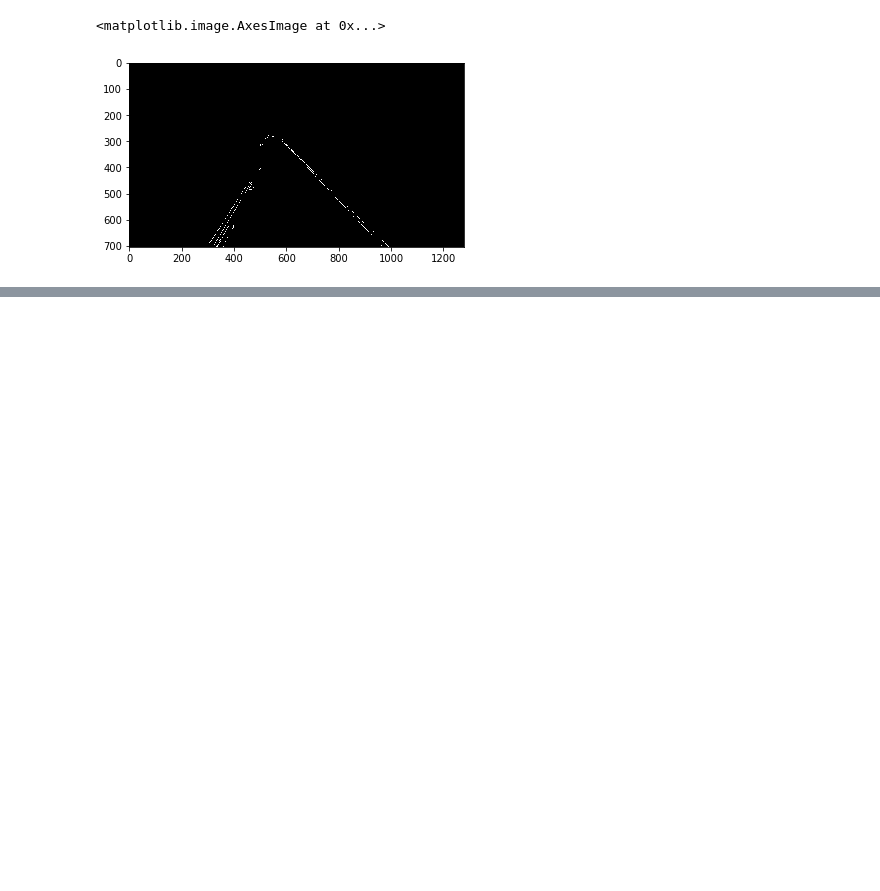
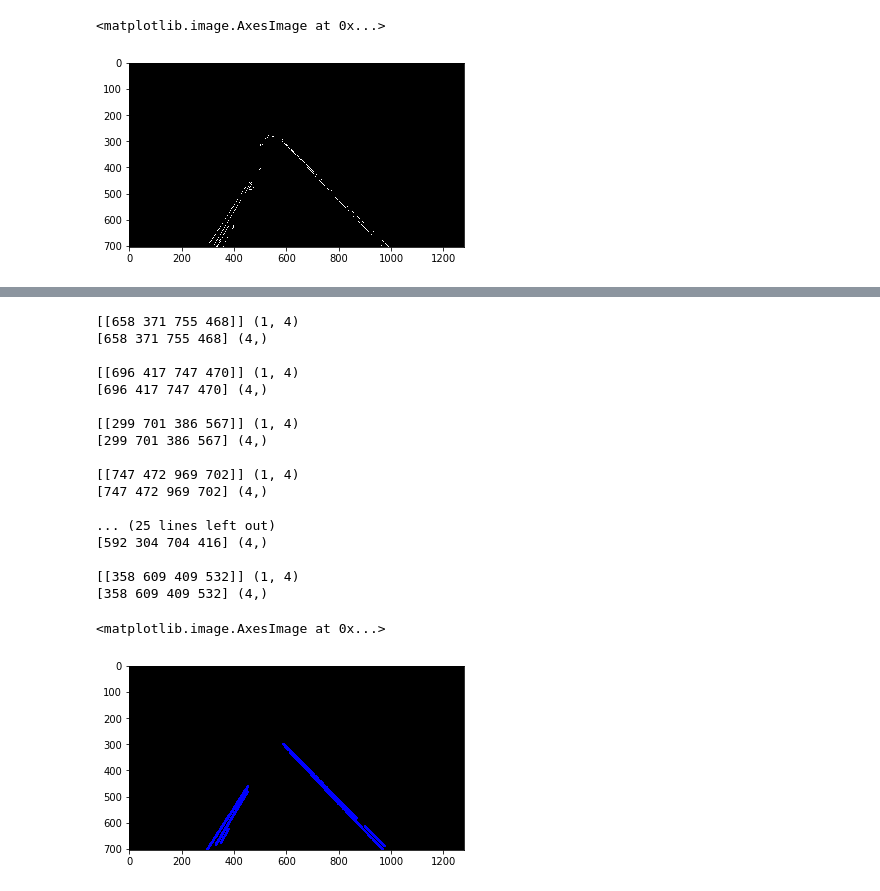
Before and after one commit to YasirHabib/The-Complete-Self-Driving-Car-Course---Applied-Deep-Learning, a Jupyter notebook: finding_lane_lines_opencv.ipynb, the cells around one changed output, grey strips where cells are left out. Drawn from its saved outputs; the diff is of its cells as text; code cells hidden in the pictures; blank space fills up the shorter version.

```diff
--- a/finding_lane_lines_opencv.ipynb
+++ b/finding_lane_lines_opencv.ipynb
@@ -22,16 +22,16 @@ plt.imshow(image)
 [figure]
 # %%
 # as opencv loads in BGR format by default, we want to show it in RGB.
-new_image = cv2.cvtColor(image, cv2.COLOR_BGR2RGB)
+colored_image = cv2.cvtColor(image, cv2.COLOR_BGR2RGB)
 # print(new_image.shape)         (704, 1279, 3)
-plt.imshow(new_image)
+plt.imshow(colored_image)
 # %% [output]
 <matplotlib.image.AxesImage at 0x...>
 [figure]
 # %%
-new_image = cv2.cvtColor(new_image, cv2.COLOR_RGB2GRAY)
+gray_image = cv2.cvtColor(colored_image, cv2.COLOR_RGB2GRAY)
 # print(new_image.shape)      (704, 1279)
-plt.imshow(new_image, cmap='gray')
+plt.imshow(gray_image, cmap='gray')
 # %% [output]
 <matplotlib.image.AxesImage at 0x...>
 [figure]
@@ -39,7 +39,7 @@ plt.imshow(new_image, cmap='gray')
 # To reduce noise & smoothen image. Image noise can create false edges & ultimately affect edge detection
 # The below line of code applies a gaussian blur by convolving gray scale image with a kernel of gaussian values (usually of size 5x5) thus filtering
 # noise & smoothening our image.
-blur = cv2.GaussianBlur(new_image, (5,5), 0)      # deviation=0
+blur = cv2.GaussianBlur(gray_image, (5,5), 0)      # deviation=0
 # print(blur.shape)            (704, 1279)
 plt.imshow(blur, cmap='gray')
 # %% [output]
@@ -85,3 +85,6 @@ plt.imshow(cropped_image, cmap='gray')
 # %% [output]
 <matplotlib.image.AxesImage at 0x...>
 [figure]
+# %%
+line_image = np.zeros_like(colored_image)
+plt.imshow(line_image)
@@ -87,0 +94,40 @@ plt.imshow(cropped_image, cmap='gray')
+# %%
+# The 2nd & 3rd arguments specify the resolution of the hough accumulator array (2 dimensional array which contains the bins that we are going to use to
+# collect the votes. Each bin represents a distinctive value of rho & theta. We use precison of 2 pixels, precision of 1 degree radians).
+# The 4th argument is the threshold to find & display the lines from a series of dots. It's the minimum number of votes needed to accept a candiate line.
+# The 5th argument is just a placeholder array.
+# The 6th argument is the length of the line in pixels that we will accept into the output. So basically any detected lines traced by less than 40 pixels
+# are rejected.
+# The 7th argument indicates the maximum distance in pixels b/w segmented lines which we will allow to be connected into a single line instead of them
+# being broken up.
+lines = cv2.HoughLinesP(cropped_image, 2, np.pi/180, 100, np.array([]), minLineLength=40, maxLineGap=5)
+for line in lines:
+  print(line, line.shape)
+  line = line.reshape(4)
+  print(line, line.shape)
+  print('')
+  x1, y1, x2, y2 = line
+
+  cv2.line(line_image, (x1,y1), (x2,y2), (0,0,255), 10)      # RGB so blue color, line thickness = 10
+
+plt.imshow(line_image)
+# %% [output]
+[[658 371 755 468]] (1, 4)
+[658 371 755 468] (4,)
+
+[[696 417 747 470]] (1, 4)
+[696 417 747 470] (4,)
+
+[[299 701 386 567]] (1, 4)
+[299 701 386 567] (4,)
+
+[[747 472 969 702]] (1, 4)
+[747 472 969 702] (4,)
+
+... (25 lines left out)
+[592 304 704 416] (4,)
+
+[[358 609 409 532]] (1, 4)
+[358 609 409 532] (4,)
+<matplotlib.image.AxesImage at 0x...>
+[figure, added]
```
Also changed, not shown: parts of 5 cells of this notebook.
